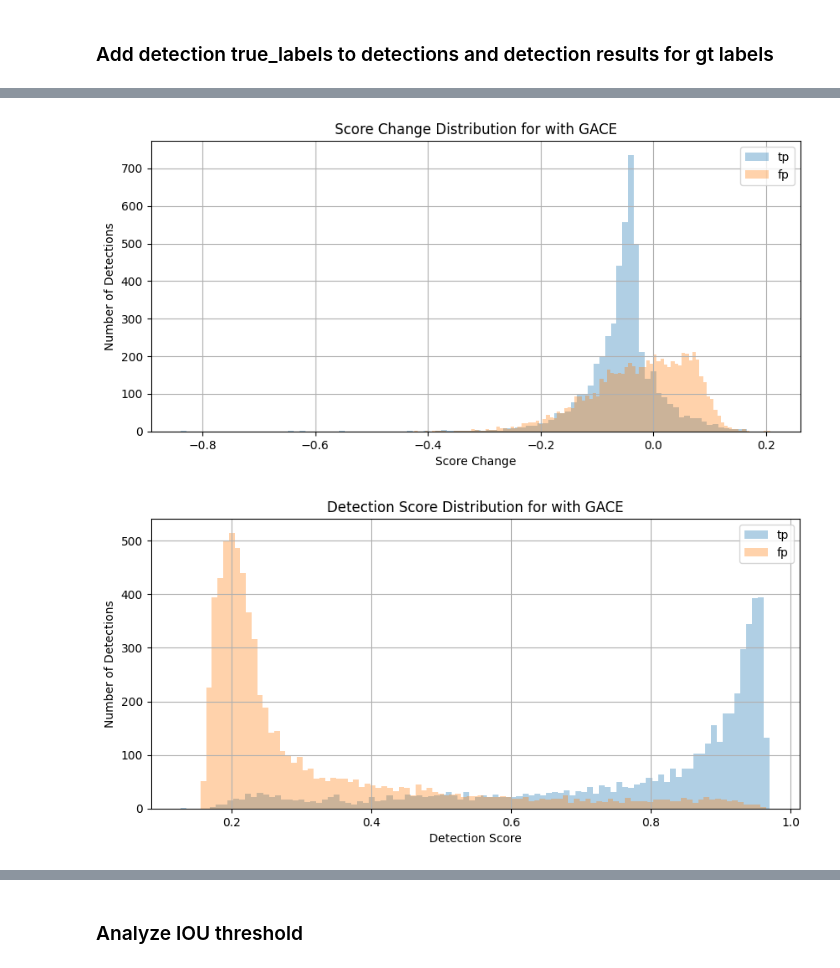
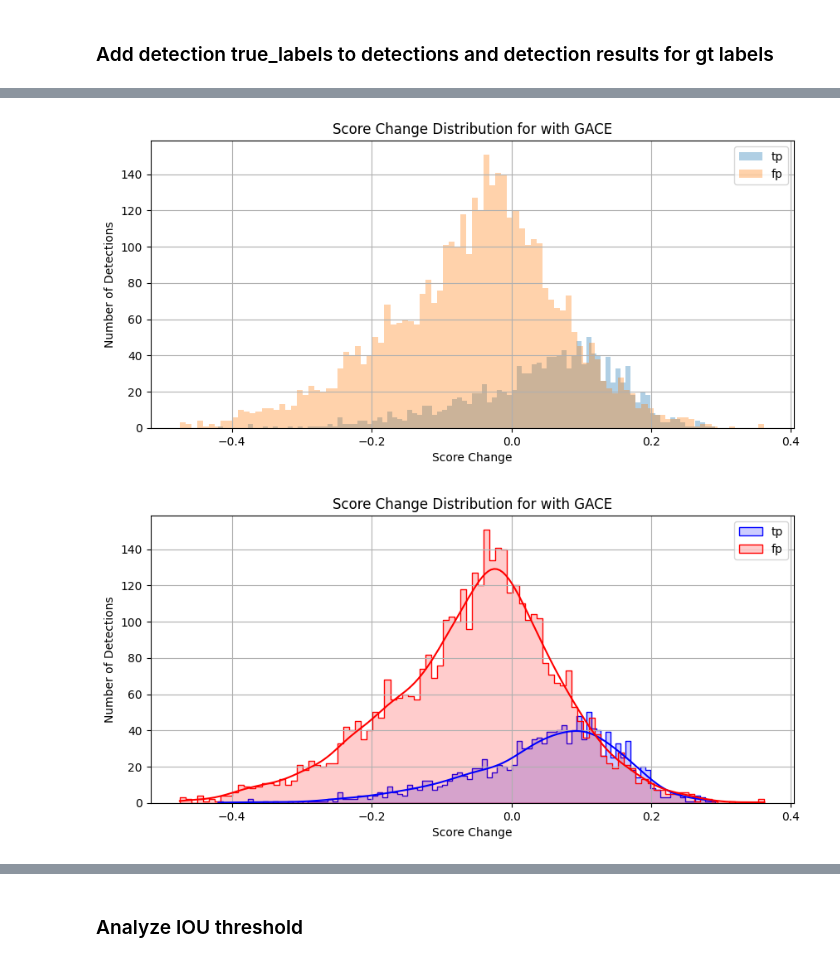
Before and after one commit to griesbchr/3DTrans, a Jupyter notebook: tools/misc/analyze_detresults_pseudolabels.ipynb, the cells around one changed output, grey strips where cells are left out. Drawn from its saved outputs; the diff is of its cells as text; code cells hidden in the pictures.

```diff
--- a/tools/misc/analyze_detresults_pseudolabels.ipynb
+++ b/tools/misc/analyze_detresults_pseudolabels.ipynb
@@ -329,10 +329,18 @@ detections_all = pd.DataFrame()
 
 #between  1 and 2 percent label increase over all precision values for vehicles, more for cars
 #folder_name = "2023-12-13_16-10-55"     #avltrck -> ZOD no scores
-#folder_name = "2023-12-18_15-16-02"     #avltrck -> ZOD
-folder_name = "2023-12-18_15-42-25"     #avltrck -> ZOD 0.1 noise
+folder_name = "2023-12-18_15-16-02"     #avltrck -> ZOD
+#folder_name = "2023-12-18_15-42-25"     #avltrck -> ZOD 0.1 noise
 #folder_name = "2023-12-18_15-44-22"     #avltrck -> ZOD 0.2 noise
 #folder_name = "2023-12-18_16-03-08"     #avltrck -> ZOD 0.3 noise
+
+#folder_name = "2023-12-19_14-58-46"    #avltrck -> ZOD gt boxes for tp
+#folder_name = "2023-12-19_16-03-59"    #avltrck -> ZOD no score gt boxes for tp
+
+#folder_name = "2023-12-20_11-42-57"    #avltrck -> ZOD vehicle only
+#folder_name = "2023-12-20_13-18-29"    #avltrck -> ZOD vehicle only with noise 0.1
+
+#folder_name = "2023-12-20_14-03-22"    #avltrck -> ZOD vehicle only with gt boxes
 
 source_dataset_name = "avltruck"
 target_dataset_name = "zod"
@@ -360,6 +368,7 @@ detections_gace = detections_gace[selection_mask]
 detections_no_gace = detections_no_gace[selection_mask]
 
 detections_gace["score_change"] = detections_gace["score"] - detections_no_gace["score"]
+detections_gace["prev_score"] = detections_no_gace["score"]
 detections_all = pd.concat([detections_gace, detections_no_gace], axis=0)
 # %% [markdown]
 ### Analyze score over range of one specific dataset
@@ -679,7 +671,7 @@ Frame 035493 has no gts or no detections
 detections['with_gace'] = False
 detections.loc[detections['eval_dataset'].str.contains("_gace"), 'with_gace'] = True
 # %%
-clss = "Vehicle"
+clss = "Pedestrian"
 detections_class = detections[detections['name'] == clss]
 detections_gace = detections_class[detections_class['with_gace'] == True]
 detections_no_gace = detections_class[detections_class['with_gace'] == False]
@@ -753,32 +736,93 @@ plt.show()
 plt.figure(figsize=(10, 4.5))
 detections_gace_tp['score_change'].hist(bins=100, alpha=0.35, label="tp")
 detections_gace_fp['score_change'].hist(bins=100, alpha=0.35, label="fp")
 plt.legend()
 plt.xlabel("Score Change")
 plt.ylabel("Number of Detections")
 plt.title("Score Change Distribution for with GACE")
+plt.show()
+
+#plot histo of score change and git a gaussian (with sns)
+plt.figure(figsize=(10, 4.5))
+sns.histplot(data=detections_gace_tp, x='score_change', kde=True, element='step', stat='count', common_norm=False, label="tp", alpha=0.2, color='blue', bins=100)
+sns.histplot(data=detections_gace_fp, x='score_change', kde=True, element='step', stat='count', common_norm=False, label="fp", alpha=0.2, color='red', bins=100)
+plt.legend()
+plt.xlabel("Score Change")
+plt.ylabel("Number of Detections")
+plt.title("Score Change Distribution for with GACE")
+plt.grid(True)
+plt.show()
+
+# correlation between iou and score_change
+plt.figure(figsize=(10, 4.5))
+plt.scatter(detections_gace_tp['score_change'], detections_gace_tp['iou'], label="tp", alpha=0.25)
+plt.scatter(detections_gace_fp['score_change'], detections_gace_fp['iou'], label="fp", alpha=0.25)
+plt.legend()
+plt.xlabel("Score Change")
+plt.ylabel("IoU")
+plt.title("IoU vs Score Change for with GACE")
+plt.grid(True)
 plt.show()
 
 #histo of scores
 plt.figure(figsize=(10, 4.5))
 detections_gace_tp['score'].hist(bins=100, alpha=0.35, label="tp")
 detections_gace_fp['score'].hist(bins=100, alpha=0.35, label="fp")
 plt.legend()
 plt.xlabel("Detection Score")
 plt.ylabel("Number of Detections")
 plt.title("Detection Score Distribution for with GACE")
 plt.show()
 
 
 #histo of ious
 plt.figure(figsize=(10, 4.5))
 detections_gace_tp['iou'].hist(bins=100, alpha=0.35, label="tp")
 plt.legend()
 plt.xlabel("IoU")
 plt.ylabel("Number of Detections")
 plt.title("IoU Distribution for with GACE")
 plt.ylim([0, 300])
 plt.show()
+
+#mean and std of score change for bin
+# Define bin edges (adjust the range and bin size as needed)
+min_score = detections_gace['prev_score'].min()
+max_score = detections_gace['prev_score'].max()
+bin_edges = np.linspace(min_score, max_score, num=30)
+
+# Bin the data
+binned_indices_tp = pd.cut(detections_gace_tp['prev_score'], bins=bin_edges, include_lowest=True, labels=False)
+grouped_tp = detections_gace_tp.groupby(binned_indices_tp)
+binned_indices_fp = pd.cut(detections_gace_fp['prev_score'], bins=bin_edges, include_lowest=True, labels=False)
+grouped_fp = detections_gace_fp.groupby(binned_indices_fp)
+
+# Calculate mean and standard deviation for each bin
+mean_scores_tp = grouped_tp['score_change'].mean()
+std_devs_tp = grouped_tp['score_change'].std()
+mean_scores_fp = grouped_fp['score_change'].mean()
+std_devs_fp = grouped_fp['score_change'].std()
+
+# Collect scores for each bin for boxplots
+binned_scores_tp = [group['score_change'].values for _, group in grouped_tp]
+binned_scores_fp = [group['score_change'].values for _, group in grouped_fp]
+
+# Midpoints of bins for plotting
+bin_midpoints = (bin_edges[:-1] + bin_edges[1:]) / 2
+
+# Plotting
+plt.figure(figsize=(10, 4.5))
+plt.errorbar(bin_midpoints, mean_scores_tp, yerr=std_devs_tp, fmt='-o', capsize=5, label="tp")
+plt.errorbar(bin_midpoints, mean_scores_fp, yerr=std_devs_fp, fmt='-o', capsize=5, label="fp")
+
+# Labels and Titles
+plt.xlabel('Score')
+plt.ylabel('Mean Score Change')
+plt.title('Mean and Standard Deviation of Score Change per Bin')
+plt.grid(True)
+plt.legend()
+# Display the plot
+plt.show()
 # %% [output]
-[figure, old version]
+[figure, new version]
-[figure, old version]
+[figure, new version]
```
Also changed, not shown: parts of 9 cells of this notebook, 7 other files.
